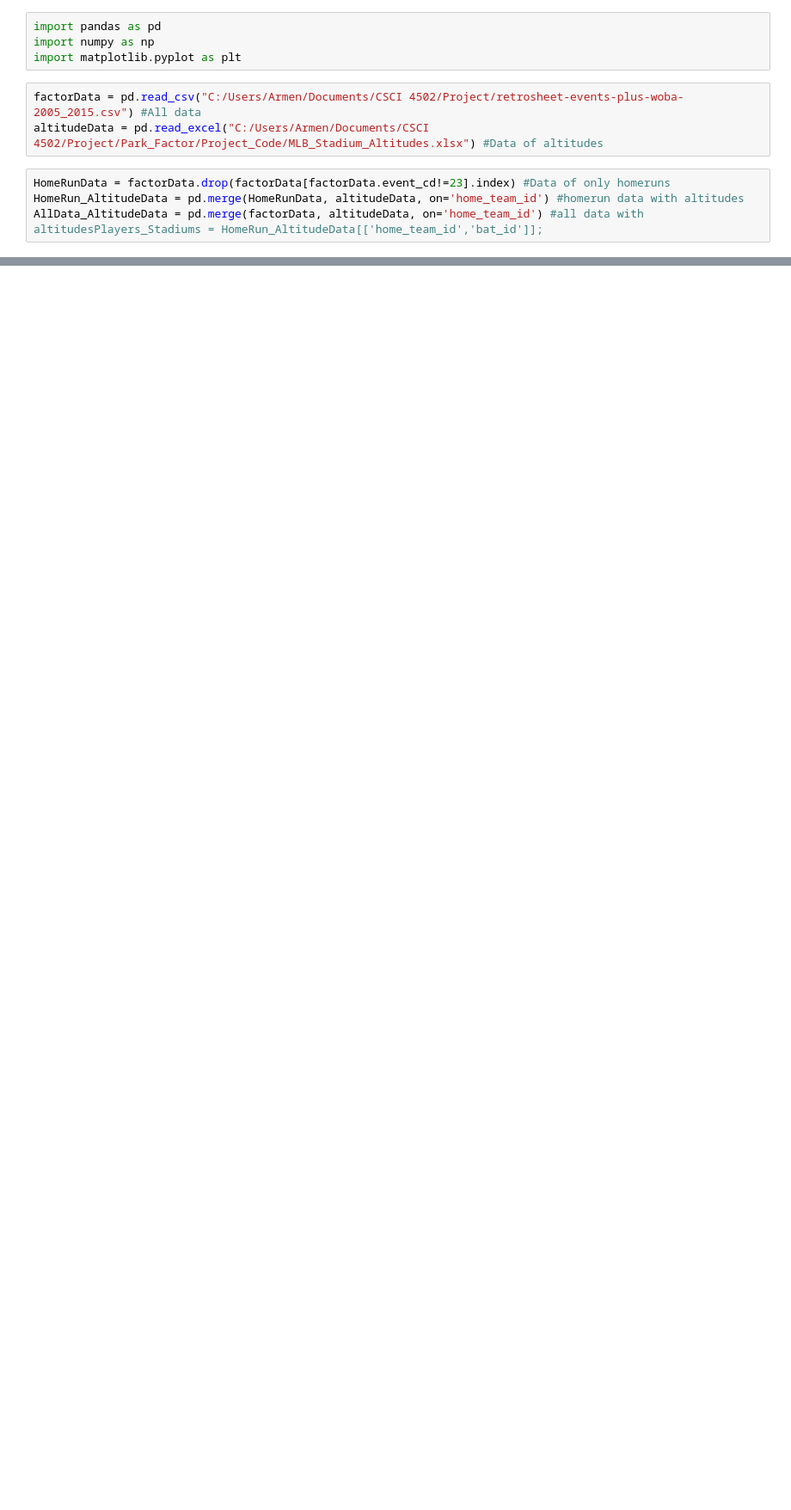
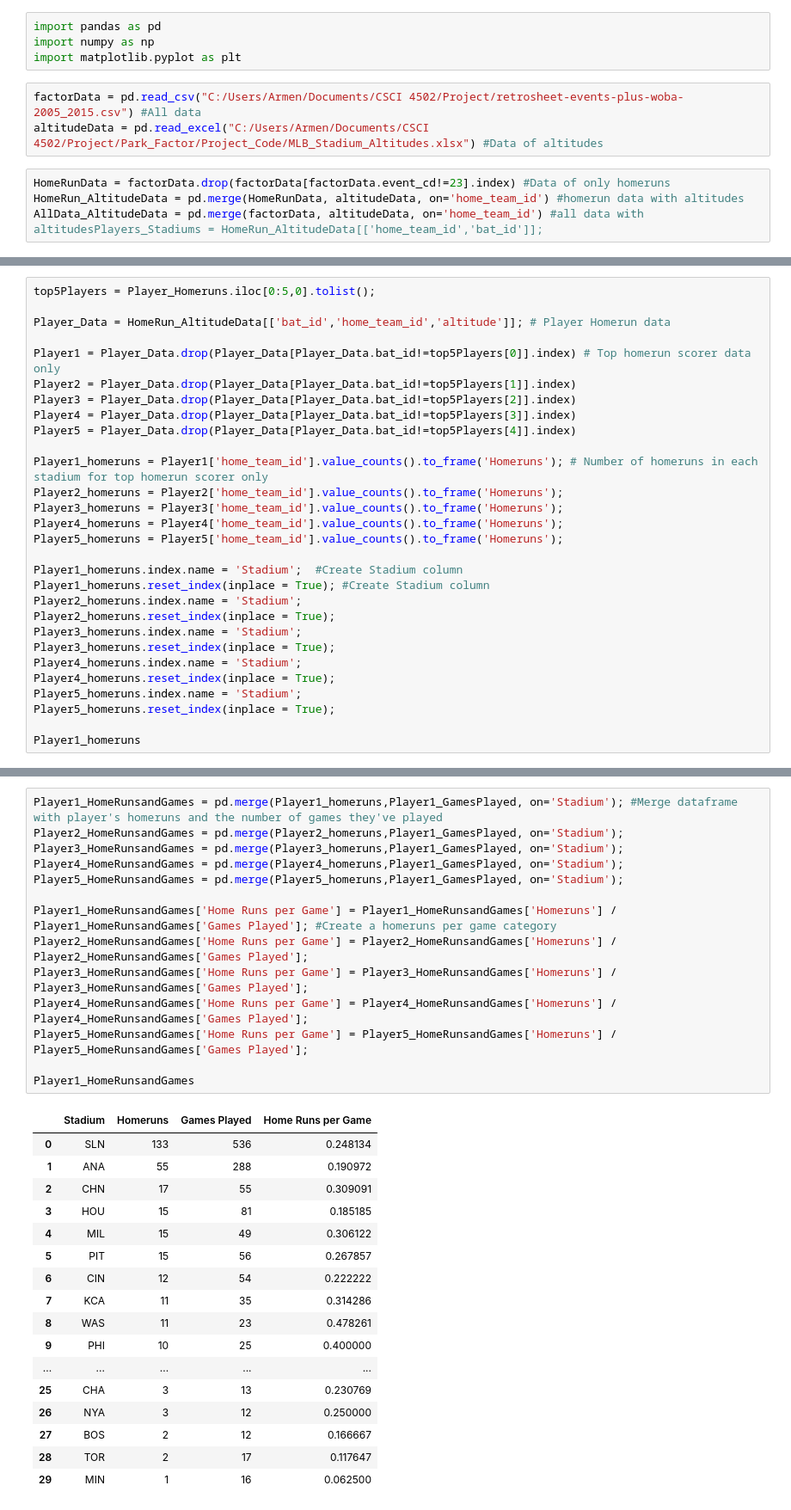
Before and after one commit to SamBusser30/Park_Factor-, a Jupyter notebook: Project_Code/Player_Homerun_Stats.ipynb, the cells around one changed output, grey strips where cells are left out. Shown at 86% size. Saved outputs shown, nothing was run; the diff lists cells and outputs as text; blank space fills up the shorter version.

```diff
--- a/Project_Code/Player_Homerun_Stats.ipynb
+++ b/Project_Code/Player_Homerun_Stats.ipynb
@@ -41,0 +39,29 @@ Players_Homeruns
+# %%
+top5Players = Player_Homeruns.iloc[0:5,0].tolist();
+
+Player_Data = HomeRun_AltitudeData[['bat_id','home_team_id','altitude']]; # Player Homerun data
+
+Player1 = Player_Data.drop(Player_Data[Player_Data.bat_id!=top5Players[0]].index) # Top homerun scorer data only
+Player2 = Player_Data.drop(Player_Data[Player_Data.bat_id!=top5Players[1]].index)
+Player3 = Player_Data.drop(Player_Data[Player_Data.bat_id!=top5Players[2]].index)
+Player4 = Player_Data.drop(Player_Data[Player_Data.bat_id!=top5Players[3]].index)
+Player5 = Player_Data.drop(Player_Data[Player_Data.bat_id!=top5Players[4]].index)
+
+Player1_homeruns = Player1['home_team_id'].value_counts().to_frame('Homeruns'); # Number of homeruns in each stadium for top homerun scorer only
+Player2_homeruns = Player2['home_team_id'].value_counts().to_frame('Homeruns');
+Player3_homeruns = Player3['home_team_id'].value_counts().to_frame('Homeruns');
+Player4_homeruns = Player4['home_team_id'].value_counts().to_frame('Homeruns');
+Player5_homeruns = Player5['home_team_id'].value_counts().to_frame('Homeruns');
+
+Player1_homeruns.index.name = 'Stadium';  #Create Stadium column
+Player1_homeruns.reset_index(inplace = True); #Create Stadium column
+Player2_homeruns.index.name = 'Stadium';
+Player2_homeruns.reset_index(inplace = True);
+Player3_homeruns.index.name = 'Stadium';
+Player3_homeruns.reset_index(inplace = True);
+Player4_homeruns.index.name = 'Stadium';
+Player4_homeruns.reset_index(inplace = True);
+Player5_homeruns.index.name = 'Stadium';
+Player5_homeruns.reset_index(inplace = True);
+
+Player1_homeruns
@@ -41,0 +141,32 @@ Players_Homeruns
+# %%
+Player1_HomeRunsandGames = pd.merge(Player1_homeruns,Player1_GamesPlayed, on='Stadium'); #Merge dataframe with player's homeruns and the number of games they've played
+Player2_HomeRunsandGames = pd.merge(Player2_homeruns,Player1_GamesPlayed, on='Stadium');
+Player3_HomeRunsandGames = pd.merge(Player3_homeruns,Player1_GamesPlayed, on='Stadium');
+Player4_HomeRunsandGames = pd.merge(Player4_homeruns,Player1_GamesPlayed, on='Stadium');
+Player5_HomeRunsandGames = pd.merge(Player5_homeruns,Player1_GamesPlayed, on='Stadium');
+
+Player1_HomeRunsandGames['Home Runs per Game'] = Player1_HomeRunsandGames['Homeruns'] / Player1_HomeRunsandGames['Games Played']; #Create a homeruns per game category
+Player2_HomeRunsandGames['Home Runs per Game'] = Player2_HomeRunsandGames['Homeruns'] / Player2_HomeRunsandGames['Games Played'];
+Player3_HomeRunsandGames['Home Runs per Game'] = Player3_HomeRunsandGames['Homeruns'] / Player3_HomeRunsandGames['Games Played'];
+Player4_HomeRunsandGames['Home Runs per Game'] = Player4_HomeRunsandGames['Homeruns'] / Player4_HomeRunsandGames['Games Played'];
+Player5_HomeRunsandGames['Home Runs per Game'] = Player5_HomeRunsandGames['Homeruns'] / Player5_HomeRunsandGames['Games Played'];
+
+Player1_HomeRunsandGames
+# %% [output]
+|  | Stadium | Homeruns | Games Played | Home Runs per Game |
+| 0 | SLN | 133 | 536 | 0.248134 |
+| 1 | ANA | 55 | 288 | 0.190972 |
+| 2 | CHN | 17 | 55 | 0.309091 |
+| 3 | HOU | 15 | 81 | 0.185185 |
+| 4 | MIL | 15 | 49 | 0.306122 |
+| 5 | PIT | 15 | 56 | 0.267857 |
+| 6 | CIN | 12 | 54 | 0.222222 |
+| 7 | KCA | 11 | 35 | 0.314286 |
+| 8 | WAS | 11 | 23 | 0.478261 |
+| 9 | PHI | 10 | 25 | 0.400000 |
+| ... | ... | ... | ... | ... |
+| 25 | CHA | 3 | 13 | 0.230769 |
+| 26 | NYA | 3 | 12 | 0.250000 |
+| 27 | BOS | 2 | 12 | 0.166667 |
+| 28 | TOR | 2 | 17 | 0.117647 |
+| 29 | MIN | 1 | 16 | 0.062500 |
```
Also changed, not shown: parts of 4 cells of this notebook.
